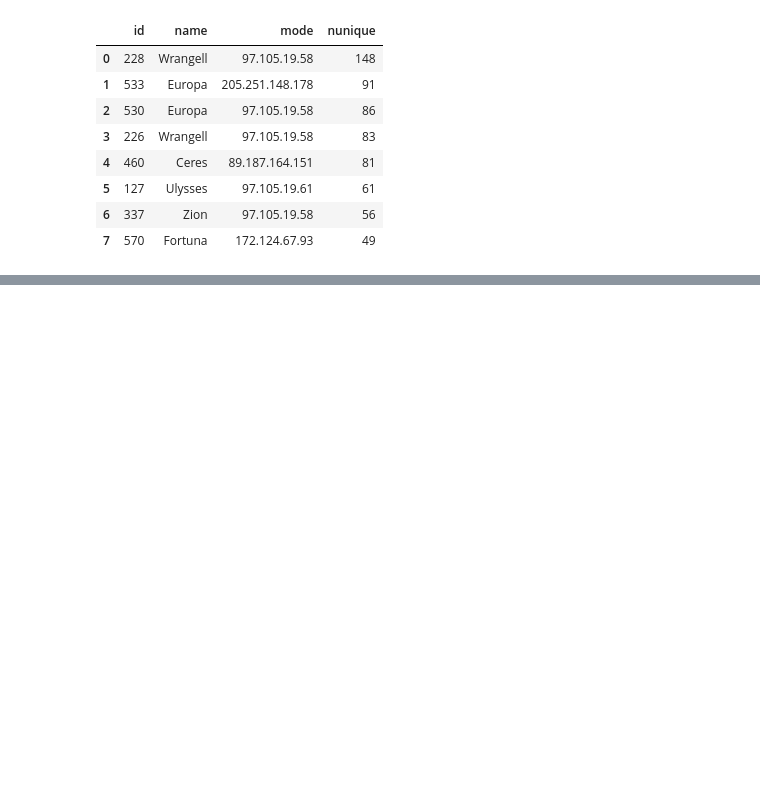
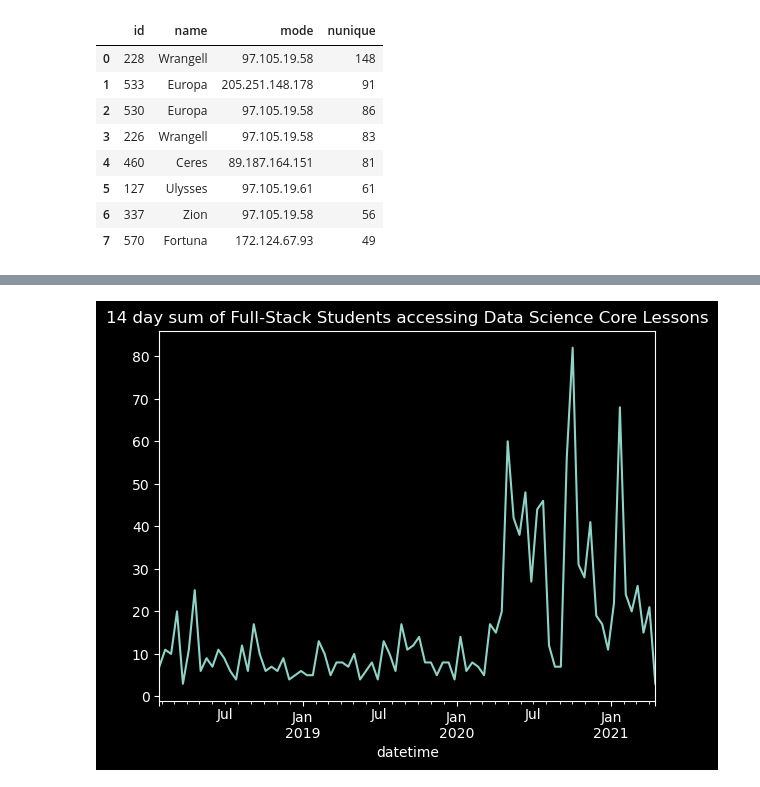
Before and after one commit to mackenr/Anomaly_Detection_User_Logs, a Jupyter notebook: final_notebook.ipynb, the cells around one changed output, grey strips where cells are left out. Cells and saved outputs as stored; diff of their text form; code cells hidden in the pictures; blank space fills up the shorter version.

```diff
--- a/final_notebook.ipynb
+++ b/final_notebook.ipynb
@@ -155,3 +182,7 @@ Q4 Full_Stack_PHP
 # %%
 # 5. At some point in 2019, the ability for students and alumni to access both curriculums (web dev to ds, ds to web dev) should have been shut off.
 # Do you see any evidence of that happening? Did it happen before?
+# %%
+q5(ds,full_stack)
+# %% [output]
+[figure, added]
```
Also changed, not shown: parts of 28 cells of this notebook.
